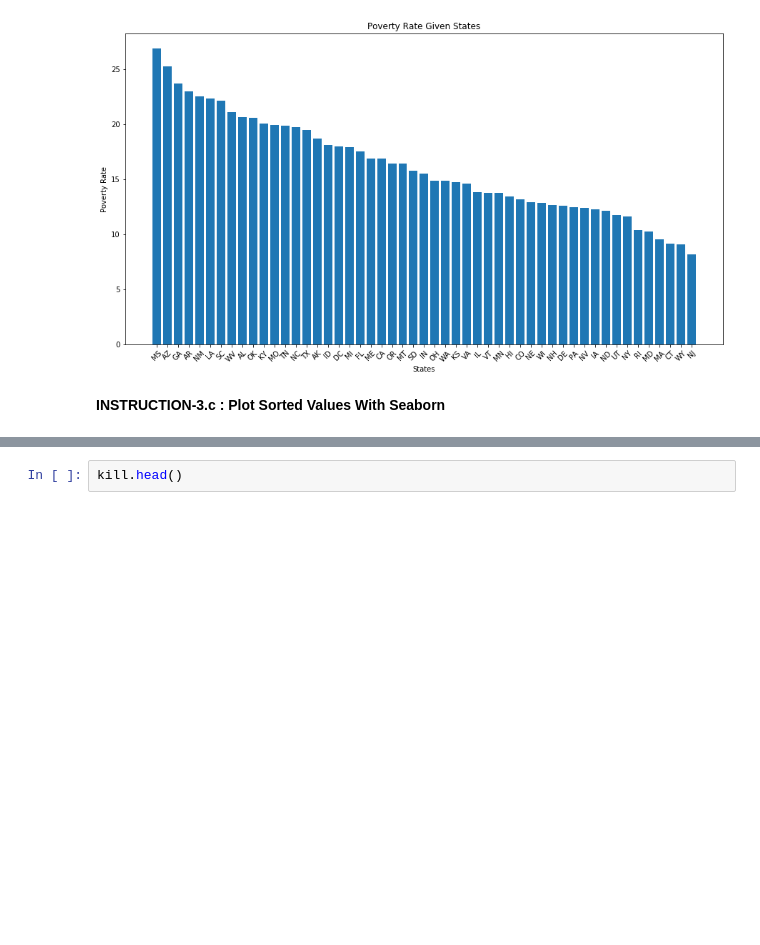
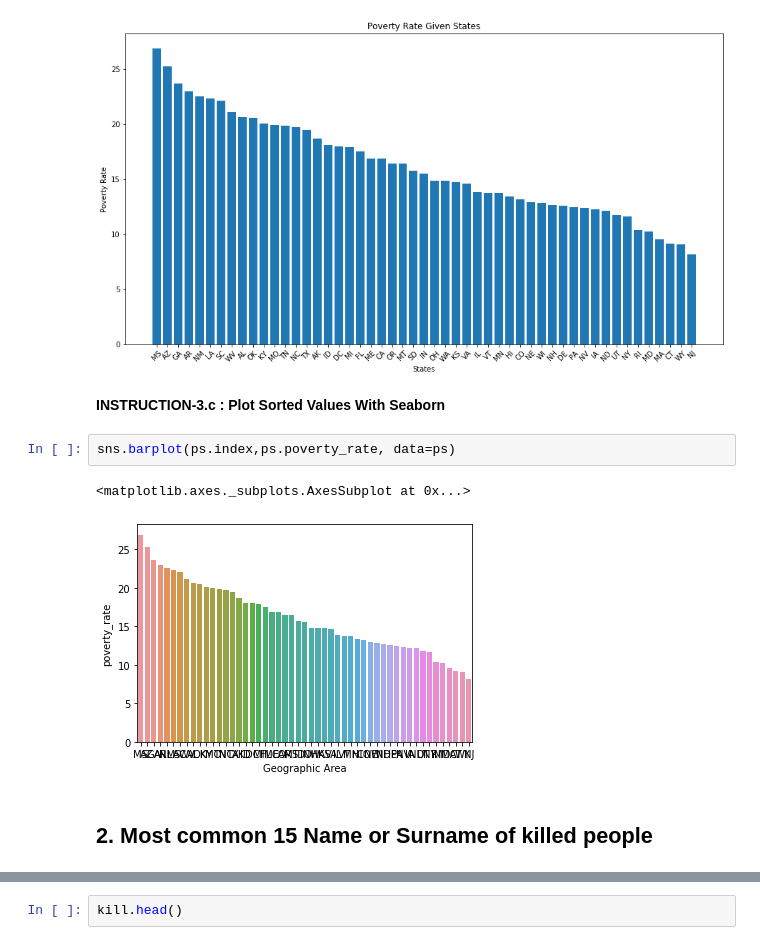
Before and after one commit to idenw/Statistics-Data-Analysis-with-Python-Data-Visualization-with-Python, a Jupyter notebook: 02-EU_DS_DVPy_M1-(PoliceKills)/USA_Fatal_Police_Shoot_Analyse_student_version.ipynb, the cells around one changed output, grey strips where cells are left out. Saved outputs shown, nothing was run; the diff lists cells and outputs as text; blank space fills up the shorter version.

```diff
--- a/02-EU_DS_DVPy_M1-(PoliceKills)/USA_Fatal_Police_Shoot_Analyse_student_version.ipynb
+++ b/02-EU_DS_DVPy_M1-(PoliceKills)/USA_Fatal_Police_Shoot_Analyse_student_version.ipynb
@@ -97,3 +161,10 @@ Text(0.5, 1.0, 'Poverty Rate Given States')
 [figure]
 # %% [markdown]
 **INSTRUCTION-3.c : Plot Sorted Values With Seaborn**
+# %%
+sns.barplot(ps.index,ps.poverty_rate, data=ps)
+# %% [output]
+<matplotlib.axes._subplots.AxesSubplot at 0x...>
+[figure, added]
+# %% [markdown]
+## 2. Most common 15 Name or Surname of killed people
```
Also changed, not shown: parts of 28 cells of this notebook.
